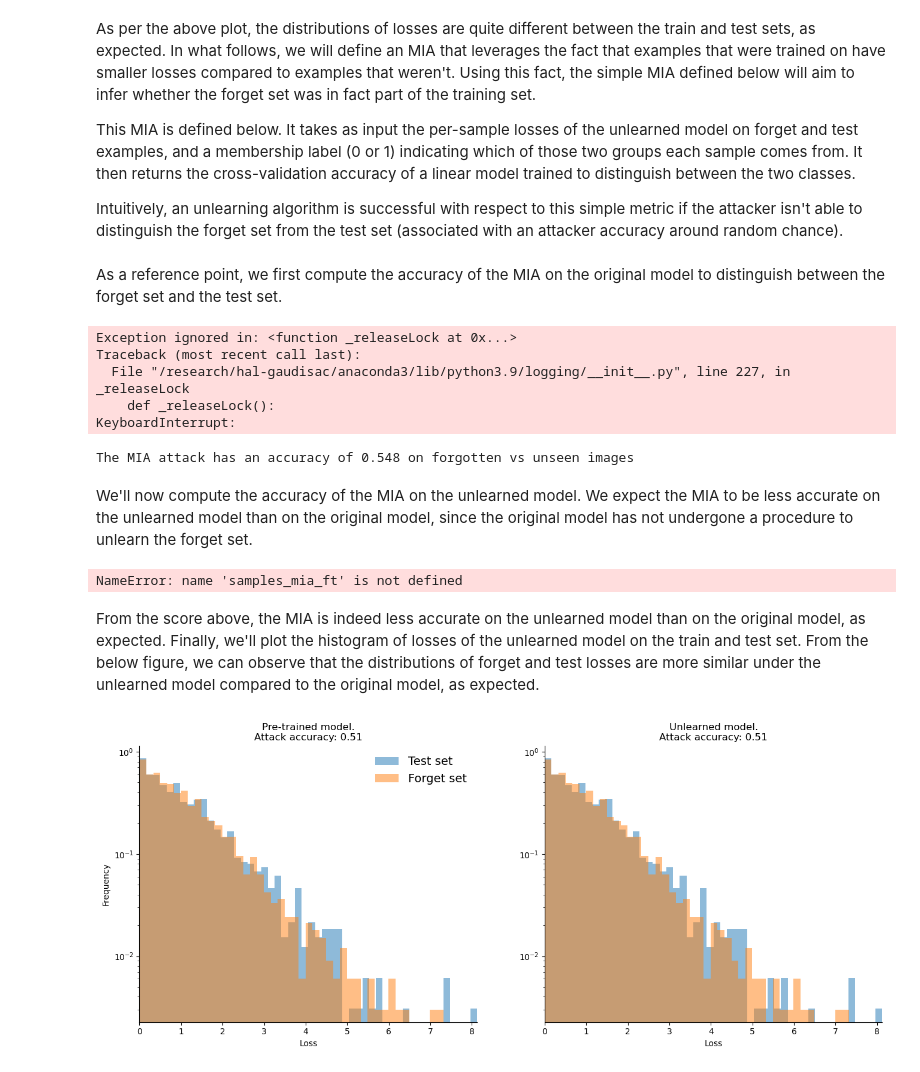
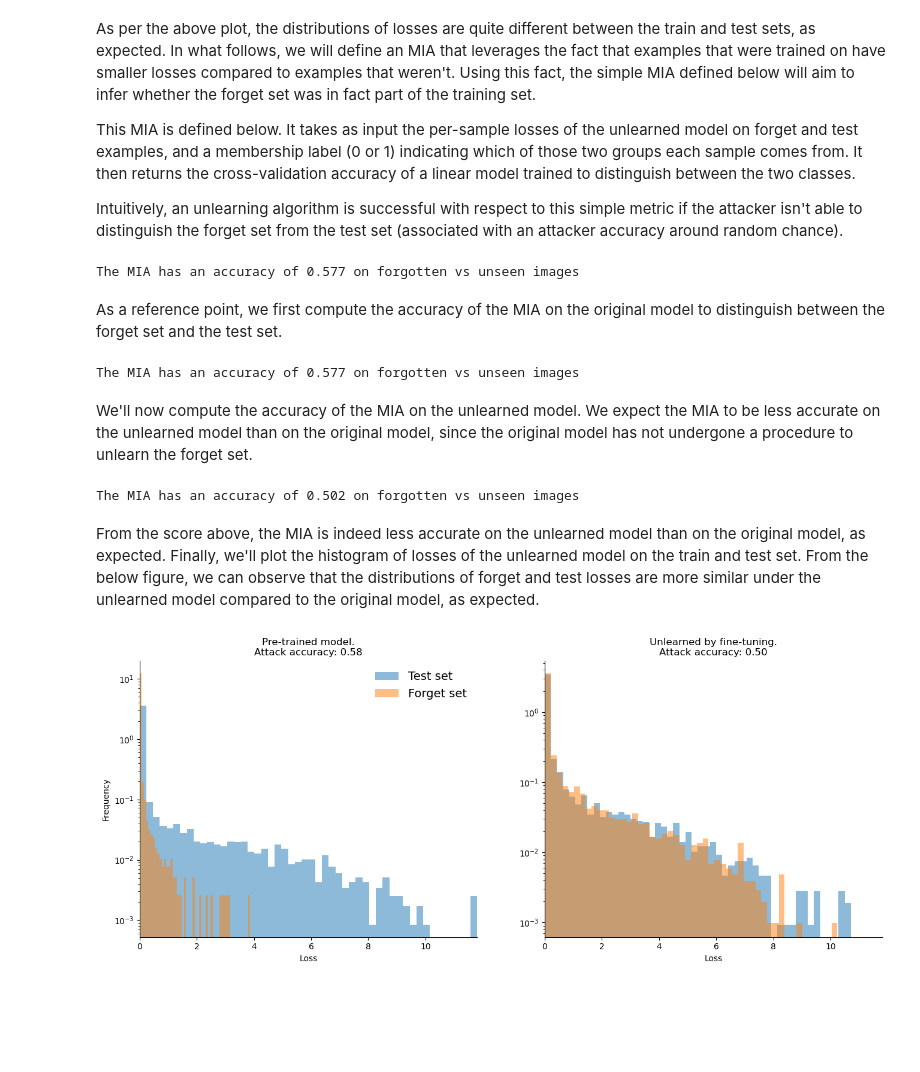
Before and after one commit to sachit3022/unlearning, a Jupyter notebook: unlearning-CIFAR10.ipynb, the cells around one changed output. Cells and saved outputs as stored; diff of their text form; code cells hidden in the pictures; blank space fills up the shorter version.

Commit message:
state of the art training pipleline

```diff
--- a/unlearning-CIFAR10.ipynb
+++ b/unlearning-CIFAR10.ipynb
@@ -351,16 +198,13 @@ def unlearning(net, retain, forget, validation):
     net.eval()
     return net
 # %%
-"""
-model_ft = resnet18(weights=None, num_classes=10)
-model_ft.load_state_dict(weights_pretrained)
-model_ft.to(DEVICE)
+ft_model = resnet18(weights=None, num_classes=10)
+ft_model.load_state_dict(weights_pretrained)
+ft_model.to(DEVICE)
 
 # Execute the unlearing routine. This might take a few minutes.
 # If run on colab, be sure to be running it on  an instance with GPUs
-model_ft = unlearning(model_ft, retain_loader, forget_loader, test_loader)
-"""
-model_ft = model
+ft_model = unlearning(ft_model, retain_loader, forget_loader, test_loader)
 # %% [markdown]
 We have now an unlearned model `model_ft`. Besides the forgetting quality (which we'll discuss in the next section), a good unlearning algorithm should retain as much as possible the accuracy on the retain and test set.
 
@@ -597,74 +292,82 @@ print(
+# %%
+forget_losses = compute_losses(model, forget_loader)
+
+# Since we have more forget losses than test losses, sub-sample them, to have a class-balanced dataset.
+np.random.shuffle(forget_losses)
+forget_losses = forget_losses[: len(test_losses)]
+
+samples_mia = np.concatenate((test_losses, forget_losses)).reshape((-1, 1))
+labels_mia = [0] * len(test_losses) + [1] * len(forget_losses)
+
+mia_scores = simple_mia(samples_mia, labels_mia)
+
+print(
+    f"The MIA has an accuracy of {mia_scores.mean():.3f} on forgotten vs unseen images"
+)
+# %% [output]
+The MIA has an accuracy of 0.577 on forgotten vs unseen images
 # %% [markdown]
 As a reference point, we first compute the accuracy of the MIA on the original model to distinguish between the forget set and the test set.
 # %%
-_, forget_losses = compute_losses_and_logits(model, forget_loader)
+forget_losses = compute_losses(model, forget_loader)
 
 # Since we have more forget losses than test losses, sub-sample them, to have a class-balanced dataset.
-np.random.seed(SEED)
 np.random.shuffle(forget_losses)
-forget_losses = forget_losses[:len(test_losses)]
+forget_losses = forget_losses[: len(test_losses)]
 
-samples_mia = np.concatenate((test_logits, forget_losses))#.reshape((-1, 1))
+samples_mia = np.concatenate((test_losses, forget_losses)).reshape((-1, 1))
 labels_mia = [0] * len(test_losses) + [1] * len(forget_losses)
 
+mia_scores = simple_mia(samples_mia, labels_mia)
 
-#dont trust neural_mia code write some test cases to validate.
-mia_scores = neural_mia(samples_mia, labels_mia,n_splits=2)
 print(
-f"The MIA attack has an accuracy of {mia_scores.mean():.3f} on forgotten vs unseen images"
+    f"The MIA has an accuracy of {mia_scores.mean():.3f} on forgotten vs unseen images"
 )
 # %% [output]
-Exception ignored in: <function _releaseLock at 0x...>
-Traceback (most recent call last):
-  File "/research/hal-gaudisac/anaconda3/lib/python3.9/logging/__init__.py", line 227, in _releaseLock
-    def _releaseLock():
-KeyboardInterrupt:
+The MIA has an accuracy of 0.577 on forgotten vs unseen images
-The MIA attack has an accuracy of 0.548 on forgotten vs unseen images
 # %% [markdown]
 We'll now compute the accuracy of the MIA on the unlearned model. We expect the MIA to be less accurate on the unlearned model than on the original model, since the original model has not undergone a procedure to unlearn the forget set.
 # %%
-ft_forget_losses = compute_losses(model_ft, forget_loader)
-ft_test_losses = compute_losses(model_ft, test_loader)
+ft_forget_losses = compute_losses(ft_model, forget_loader)
+ft_test_losses = compute_losses(ft_model, test_loader)
 
-# Since we have more forget losses than test losses, sub-sample them, to have a class-balanced dataset.
-np.random.seed(SEED)
-np.random.shuffle(ft_forget_losses)
-ft_forget_losses = ft_forget_losses[:len(ft_test_losses)]
+# make sure we have a balanced dataset for the MIA
+assert len(ft_test_losses) == len(ft_forget_losses)
 
-samples_mia_ft = np.concatenate((ft_test_losses, ft_forget_losses)).reshape((-1, 1))
+ft_samples_mia = np.concatenate((ft_test_losses, ft_forget_losses)).reshape((-1, 1))
 labels_mia = [0] * len(ft_test_losses) + [1] * len(ft_forget_losses)
+
+ft_mia_scores = simple_mia(ft_samples_mia, labels_mia)
+
+print(
+    f"The MIA has an accuracy of {ft_mia_scores.mean():.3f} on forgotten vs unseen images"
+)
+# %% [output]
+The MIA has an accuracy of 0.502 on forgotten vs unseen images
-# %%
-mia_scores_ft = neural_mia(samples_mia_ft, labels_mia)
-
-print(
-    f"The MIA attack has an accuracy of {mia_scores_ft.mean():.3f} on forgotten vs unseen images"
-)
-# %% [output]
-NameError: name 'samples_mia_ft' is not defined
 # %% [markdown]
 From the score above, the MIA is indeed less accurate on the unlearned model than on the original model, as expected. Finally, we'll plot the histogram of losses of the unlearned model on the train and test set. From the below figure, we can observe that the distributions of forget and test losses are more similar under the unlearned model compared to the original model, as expected.
 # %%
 fig, (ax1, ax2) = plt.subplots(1, 2, figsize=(16, 6))
 
 ax1.set_title(f"Pre-trained model.\nAttack accuracy: {mia_scores.mean():0.2f}")
 ax1.hist(test_losses, density=True, alpha=0.5, bins=50, label="Test set")
 ax1.hist(forget_losses, density=True, alpha=0.5, bins=50, label="Forget set")
 
-ax2.set_title(f"Unlearned model.\nAttack accuracy: {mia_scores_ft.mean():0.2f}")
+ax2.set_title(f"Unlearned by fine-tuning.\nAttack accuracy: {ft_mia_scores.mean():0.2f}")
 ax2.hist(ft_test_losses, density=True, alpha=0.5, bins=50, label="Test set")
 ax2.hist(ft_forget_losses, density=True, alpha=0.5, bins=50, label="Forget set")
 
 ax1.set_xlabel("Loss")
 ax2.set_xlabel("Loss")
 ax1.set_ylabel("Frequency")
 ax1.set_yscale("log")
 ax2.set_yscale("log")
 ax1.set_xlim((0, np.max(test_losses)))
 ax2.set_xlim((0, np.max(test_losses)))
 for ax in (ax1, ax2):
     ax.spines["top"].set_visible(False)
     ax.spines["right"].set_visible(False)
 ax1.legend(frameon=False, fontsize=14)
 plt.show()
 # %% [output]
-[figure, old version]
+[figure, new version]
```
Also changed, not shown: parts of 14 cells of this notebook, 13 other files.
